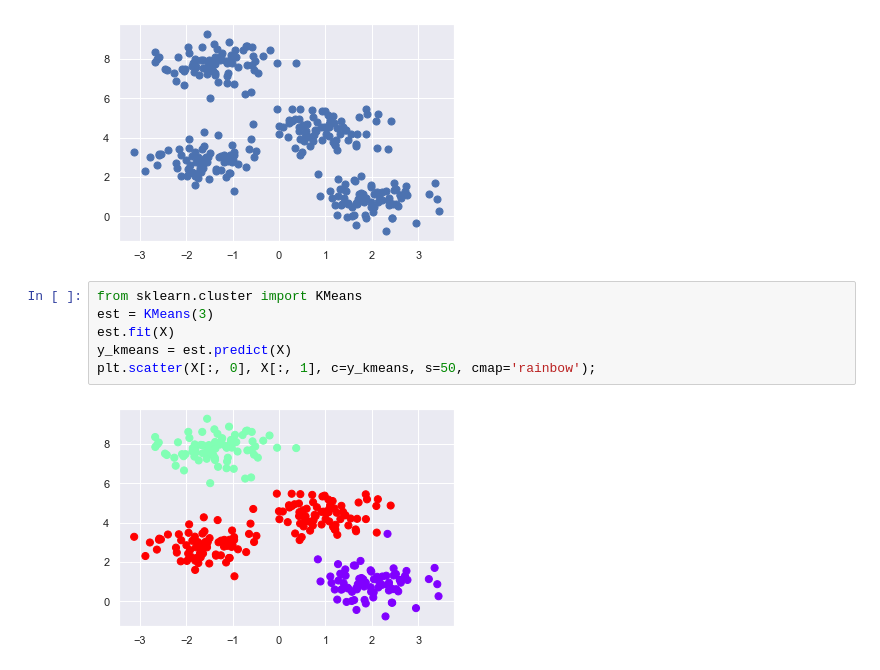
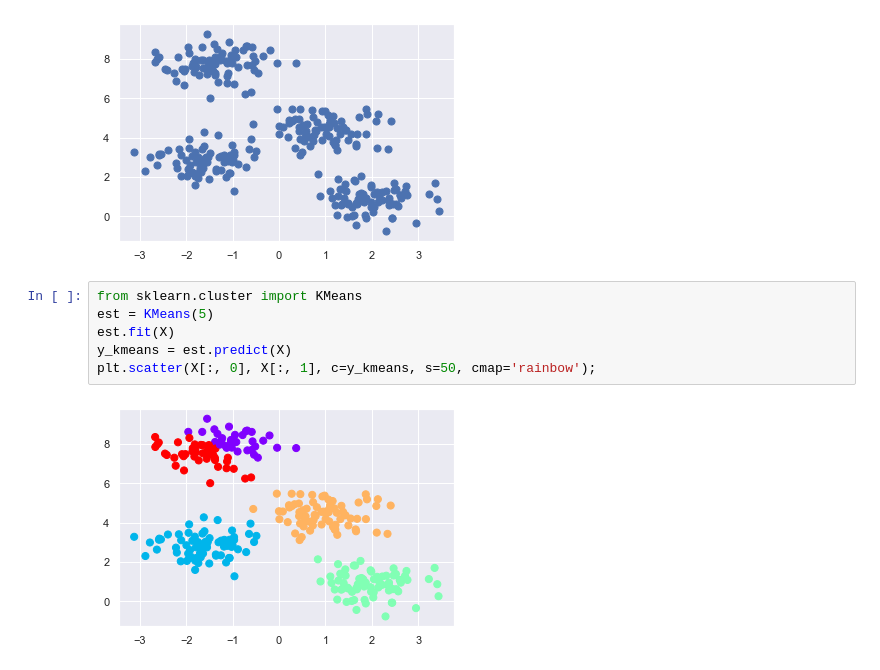
Before and after one commit to marcellusruben/JL_git_example, a Jupyter notebook: cluster.ipynb, the cells around one changed output. Saved outputs shown, nothing was run; the diff lists cells and outputs as text.

```diff
--- a/cluster.ipynb
+++ b/cluster.ipynb
@@ -13,9 +13,9 @@ plt.scatter(X[:, 0], X[:, 1], s=50);
 [figure]
 # %%
 from sklearn.cluster import KMeans
-est = KMeans(3)
+est = KMeans(5)
 est.fit(X)
 y_kmeans = est.predict(X)
 plt.scatter(X[:, 0], X[:, 1], c=y_kmeans, s=50, cmap='rainbow');
 # %% [output]
-[figure, old version]
+[figure, new version]
```
